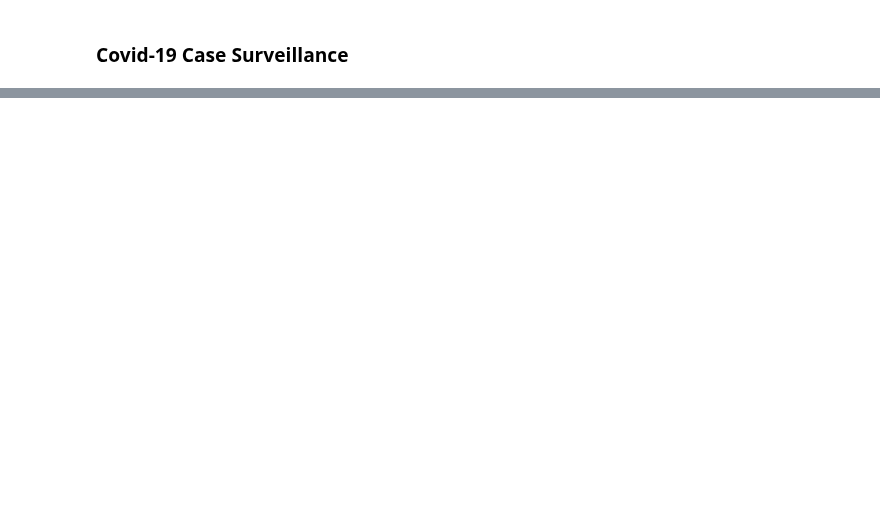
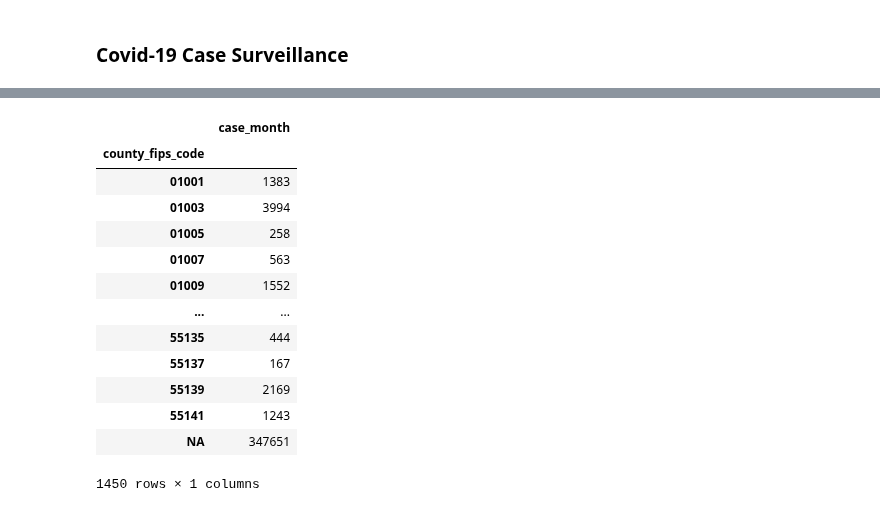
Before and after one commit to mgeffroy/P1-US-COVID-19-Vaccination-Campaign, a Jupyter notebook: P1_Data_Architecture.ipynb, the cells around one changed output, grey strips where cells are left out. Saved outputs shown, nothing was run; the diff lists cells and outputs as text; code cells hidden in the pictures; blank space fills up the shorter version.

```diff
--- a/P1_Data_Architecture.ipynb
+++ b/P1_Data_Architecture.ipynb
@@ -244,0 +244,18 @@ cases_df.tail()
+# %%
+example = response_df[['county_fips_code', 'case_month']].groupby('county_fips_code').count()
+example
+# %% [output]
+|  | case_month |
+| county_fips_code |  |
+| 01001 | 1383 |
+| 01003 | 3994 |
+| 01005 | 258 |
+| 01007 | 563 |
+| 01009 | 1552 |
+| ... | ... |
+| 55135 | 444 |
+| 55137 | 167 |
+| 55139 | 2169 |
+| 55141 | 1243 |
+| NA | 347651 |
+1450 rows × 1 columns
```
Also changed, not shown: parts of 32 cells of this notebook.
